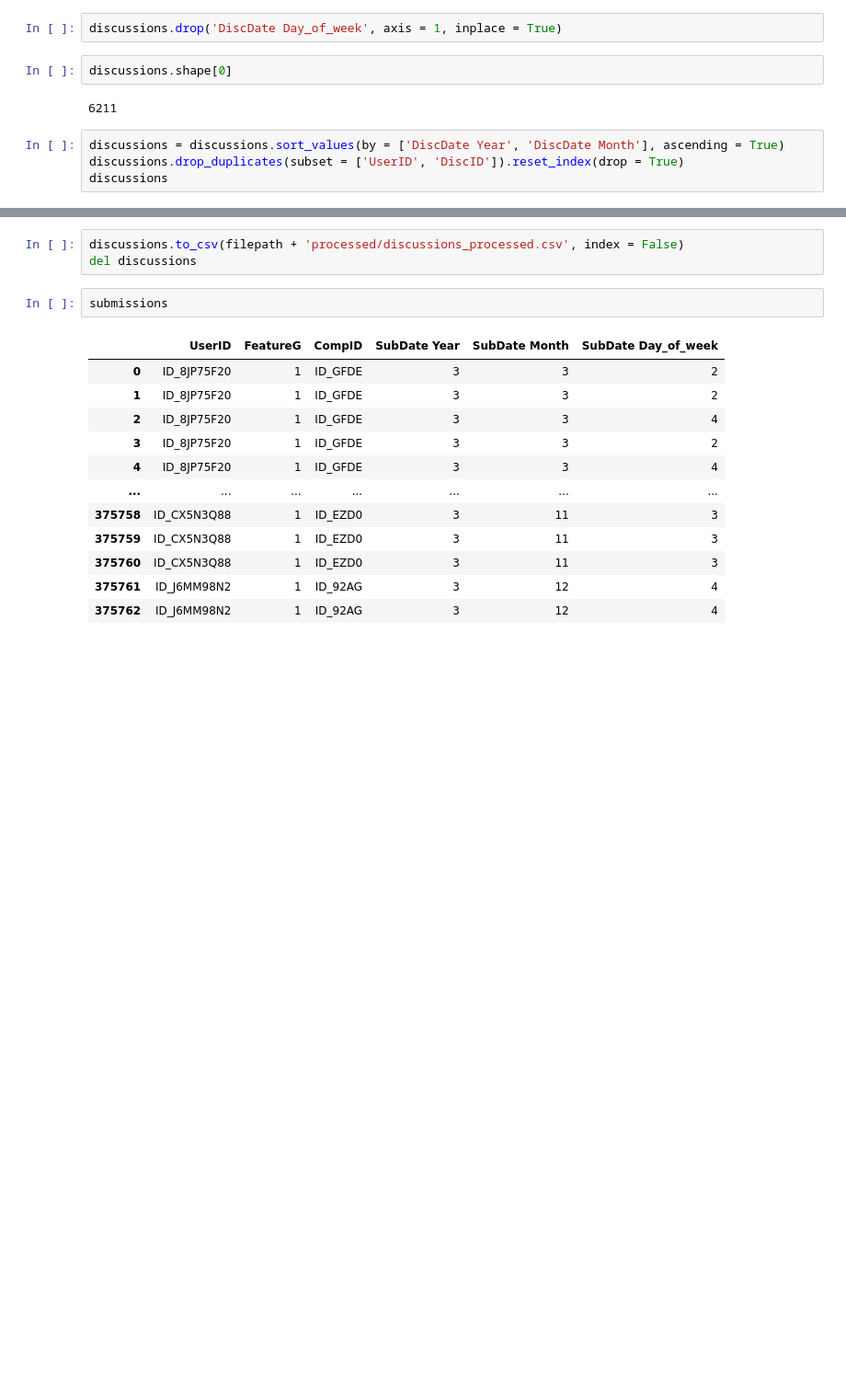
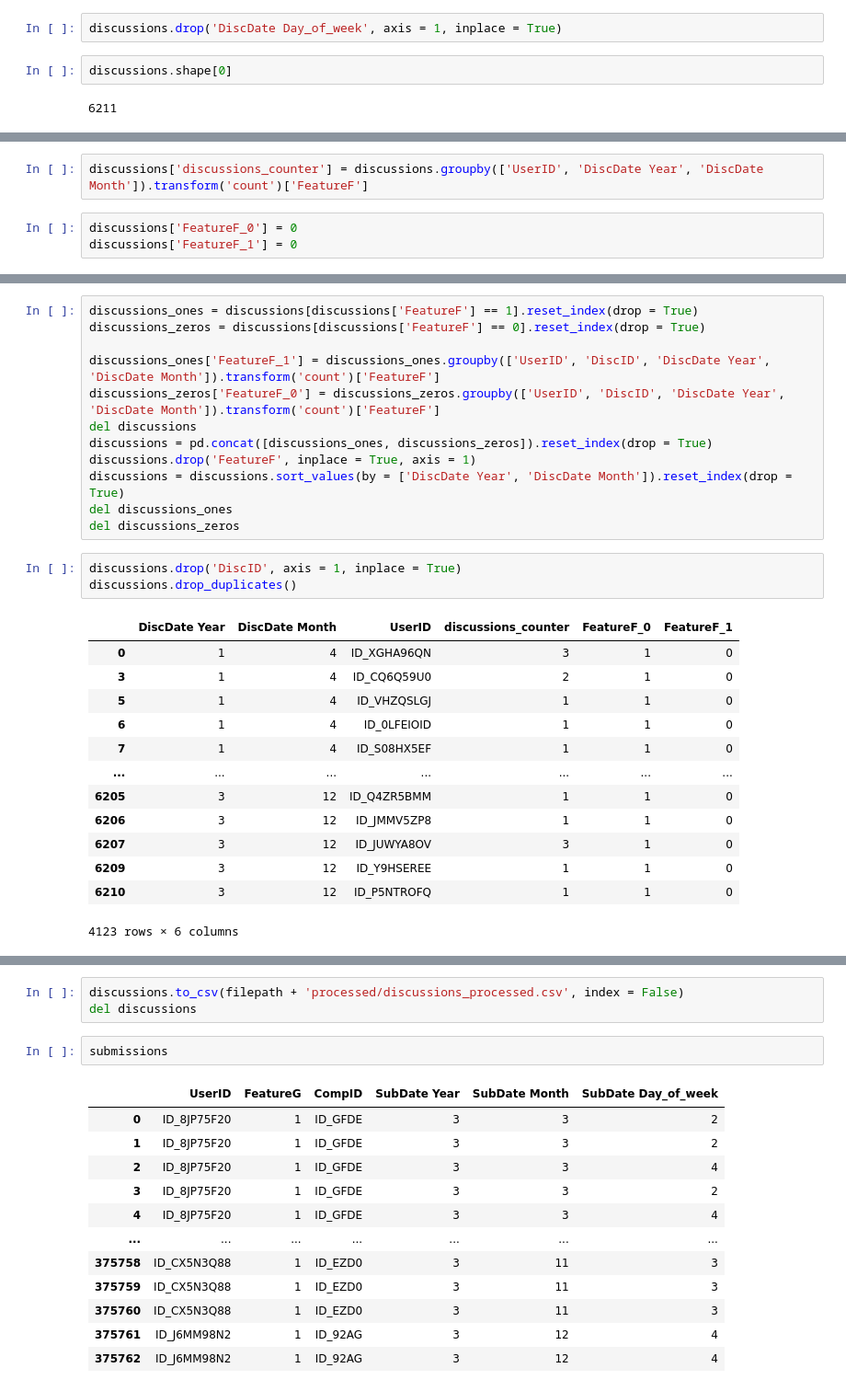
Before and after one commit to arikhan/Zindi-User-Behaviour-Birthday-Challenge, a Jupyter notebook: EDA_User_Behaviour_Zindi.ipynb, the cells around one changed output, grey strips where cells are left out. Shown at 92% size. Saved outputs shown, nothing was run; the diff lists cells and outputs as text; blank space fills up the shorter version.

```diff
--- a/EDA_User_Behaviour_Zindi.ipynb
+++ b/EDA_User_Behaviour_Zindi.ipynb
@@ -602,7 +604,3 @@ discussions.drop('DiscDate Day_of_week', axis = 1, inplace = True)
 discussions.shape[0]
 # %% [output]
 6211
-# %%
-discussions = discussions.sort_values(by = ['DiscDate Year', 'DiscDate Month'], ascending = True)
-discussions.drop_duplicates(subset = ['UserID', 'DiscID']).reset_index(drop = True)
-discussions
@@ -626,0 +607,5 @@ discussions.shape[0]
+# %%
+discussions['discussions_counter'] = discussions.groupby(['UserID', 'DiscDate Year', 'DiscDate Month']).transform('count')['FeatureF']
+# %%
+discussions['FeatureF_0'] = 0
+discussions['FeatureF_1'] = 0
@@ -626,0 +628,29 @@ discussions.shape[0]
+# %%
+discussions_ones = discussions[discussions['FeatureF'] == 1].reset_index(drop = True)
+discussions_zeros = discussions[discussions['FeatureF'] == 0].reset_index(drop = True)
+
+discussions_ones['FeatureF_1'] = discussions_ones.groupby(['UserID', 'DiscID', 'DiscDate Year', 'DiscDate Month']).transform('count')['FeatureF']
+discussions_zeros['FeatureF_0'] = discussions_zeros.groupby(['UserID', 'DiscID', 'DiscDate Year', 'DiscDate Month']).transform('count')['FeatureF']
+del discussions
+discussions = pd.concat([discussions_ones, discussions_zeros]).reset_index(drop = True)
+discussions.drop('FeatureF', inplace = True, axis = 1)
+discussions = discussions.sort_values(by = ['DiscDate Year', 'DiscDate Month']).reset_index(drop = True)
+del discussions_ones
+del discussions_zeros
+# %%
+discussions.drop('DiscID', axis = 1, inplace = True)
+discussions.drop_duplicates()
+# %% [output]
+|  | DiscDate Year | DiscDate Month | UserID | discussions_counter | FeatureF_0 | FeatureF_1 |
+| 0 | 1 | 4 | ID_XGHA96QN | 3 | 1 | 0 |
+| 3 | 1 | 4 | ID_CQ6Q59U0 | 2 | 1 | 0 |
+| 5 | 1 | 4 | ID_VHZQSLGJ | 1 | 1 | 0 |
+| 6 | 1 | 4 | ID_0LFEIOID | 1 | 1 | 0 |
+| 7 | 1 | 4 | ID_S08HX5EF | 1 | 1 | 0 |
+| ... | ... | ... | ... | ... | ... | ... |
+| 6205 | 3 | 12 | ID_Q4ZR5BMM | 1 | 1 | 0 |
+| 6206 | 3 | 12 | ID_JMMV5ZP8 | 1 | 1 | 0 |
+| 6207 | 3 | 12 | ID_JUWYA8OV | 3 | 1 | 0 |
+| 6209 | 3 | 12 | ID_Y9HSEREE | 1 | 1 | 0 |
+| 6210 | 3 | 12 | ID_P5NTROFQ | 1 | 1 | 0 |
+4123 rows × 6 columns
```
Also changed, not shown: parts of 9 cells of this notebook, 1 other file.
